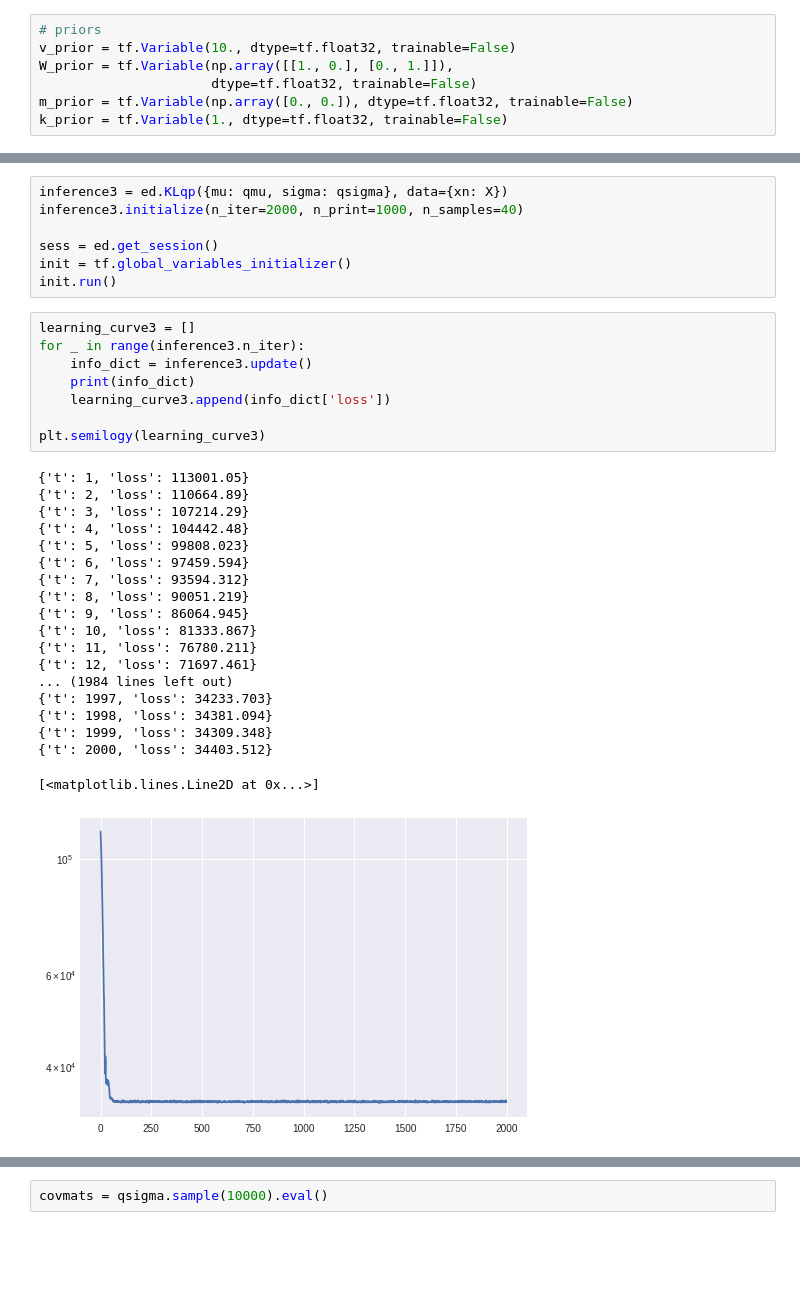
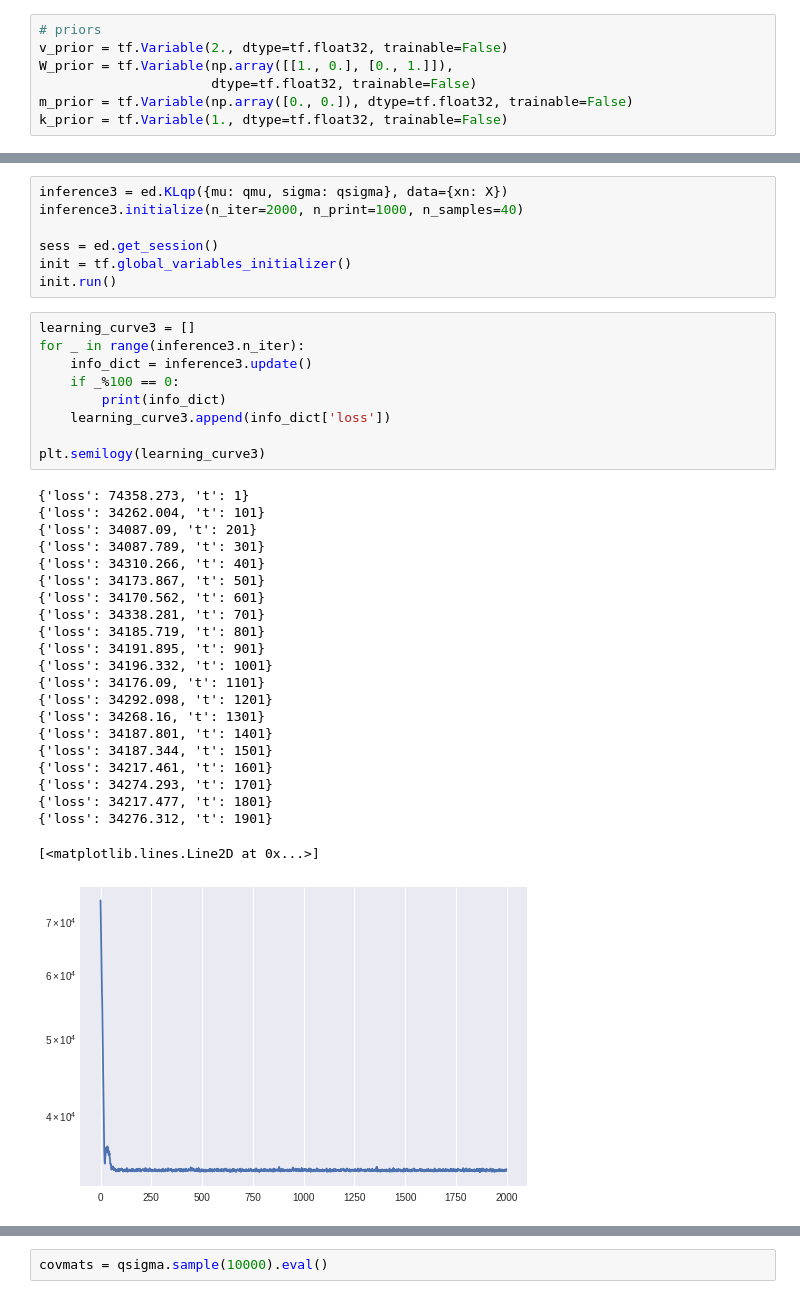
Before and after one commit to deoxyribose/auml, a Jupyter notebook: edward-gmm-bo/normal_ed-Copy4.ipynb, the cells around one changed output, grey strips where cells are left out. Cells and saved outputs as stored; diff of their text form; blank space fills up the shorter version.

```diff
--- a/edward-gmm-bo/normal_ed-Copy4.ipynb
+++ b/edward-gmm-bo/normal_ed-Copy4.ipynb
@@ -32,7 +32,7 @@ array([[ 1.53944386,  0.19049639],
 ## probabilistic model
 # %%
 # priors
-v_prior = tf.Variable(10., dtype=tf.float32, trainable=False)
+v_prior = tf.Variable(2., dtype=tf.float32, trainable=False)
 W_prior = tf.Variable(np.array([[1., 0.], [0., 1.]]),
                       dtype=tf.float32, trainable=False)
 m_prior = tf.Variable(np.array([0., 0.]), dtype=tf.float32, trainable=False)
@@ -87,31 +87,35 @@ init.run()
 # %%
 learning_curve3 = []
 for _ in range(inference3.n_iter):
     info_dict = inference3.update()
-    print(info_dict)
+    if _%100 == 0:
+        print(info_dict)
     learning_curve3.append(info_dict['loss'])
 
 plt.semilogy(learning_curve3)
 # %% [output]
-{'t': 1, 'loss': 113001.05}
-{'t': 2, 'loss': 110664.89}
-{'t': 3, 'loss': 107214.29}
-{'t': 4, 'loss': 104442.48}
-{'t': 5, 'loss': 99808.023}
-{'t': 6, 'loss': 97459.594}
-{'t': 7, 'loss': 93594.312}
-{'t': 8, 'loss': 90051.219}
-{'t': 9, 'loss': 86064.945}
-{'t': 10, 'loss': 81333.867}
-{'t': 11, 'loss': 76780.211}
-{'t': 12, 'loss': 71697.461}
-... (1984 lines left out)
-{'t': 1997, 'loss': 34233.703}
-{'t': 1998, 'loss': 34381.094}
-{'t': 1999, 'loss': 34309.348}
-{'t': 2000, 'loss': 34403.512}
+{'loss': 74358.273, 't': 1}
+{'loss': 34262.004, 't': 101}
+{'loss': 34087.09, 't': 201}
+{'loss': 34087.789, 't': 301}
+{'loss': 34310.266, 't': 401}
+{'loss': 34173.867, 't': 501}
+{'loss': 34170.562, 't': 601}
+{'loss': 34338.281, 't': 701}
+{'loss': 34185.719, 't': 801}
+{'loss': 34191.895, 't': 901}
+{'loss': 34196.332, 't': 1001}
+{'loss': 34176.09, 't': 1101}
+{'loss': 34292.098, 't': 1201}
+{'loss': 34268.16, 't': 1301}
+{'loss': 34187.801, 't': 1401}
+{'loss': 34187.344, 't': 1501}
+{'loss': 34217.461, 't': 1601}
+{'loss': 34274.293, 't': 1701}
+{'loss': 34217.477, 't': 1801}
+{'loss': 34276.312, 't': 1901}
 [<matplotlib.lines.Line2D at 0x...>]
-[figure, old version]
+[figure, new version]
 # %%
 qmu.mean().eval()
 # %% [output]
```
Also changed, not shown: parts of 8 cells of this notebook.
